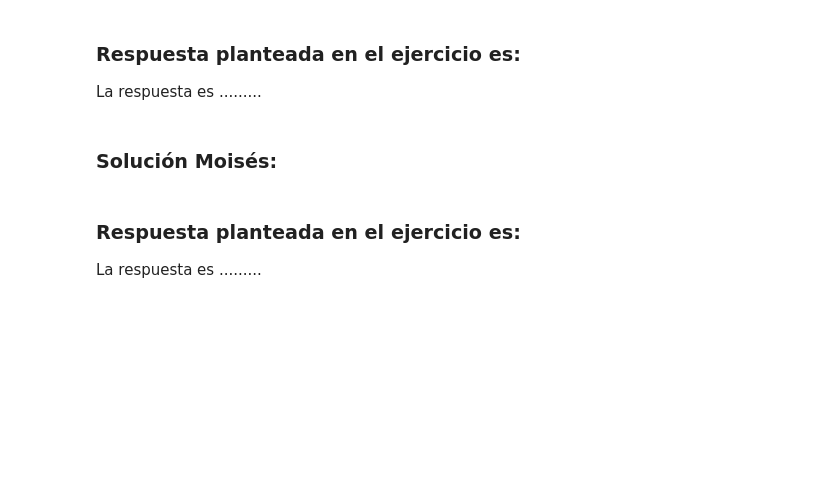
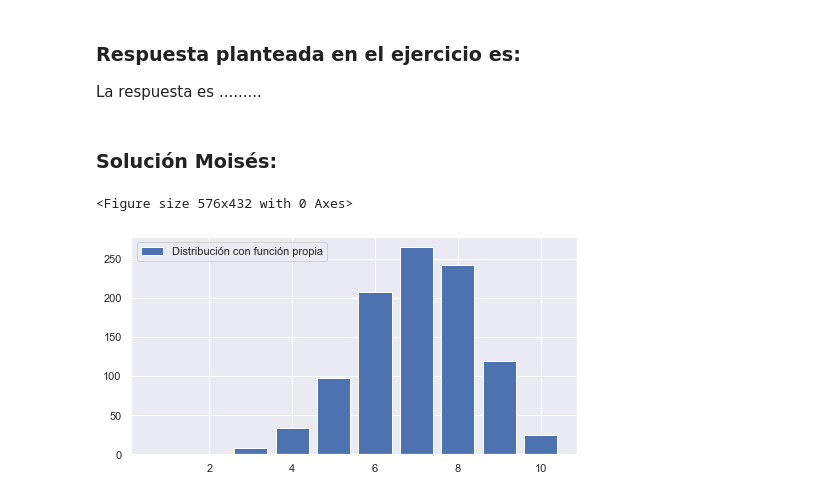
Before and after one commit to IvetteLandaverde/ProyectoConjunto5y6_ILandaverde_MFlores, a Jupyter notebook: Tarea5_ILandaverde_MFlores.ipynb, the cells around one changed output. Cells and saved outputs as stored; diff of their text form; code cells hidden in the pictures; blank space fills up the shorter version.

Commit message:
Ejercicios Moisés
Anexo mis ejercicios de tarea 5. Salu2

```diff
--- a/Tarea5_ILandaverde_MFlores.ipynb
+++ b/Tarea5_ILandaverde_MFlores.ipynb
@@ -89,3 +128,38 @@
-# %% [markdown]
-### Respuesta planteada en el ejercicio es:
- La respuesta es .........
+# %%
+###Se hace una función de distribución acumulada
+def d_binomial(n:"Parámetro n",p:"Parametro p"):
+    "Está función genera la distribución binomial acumulada"
+    vector = np.zeros(n) ###Se generá un vector de n zeros
+    vector[0] = (1-p)**n ###Se llena la posición cero
+    def llenar_vector(i):
+        nonlocal vector
+        vector[i+1] = ((n-i)/(i+1))*((p)/(1-p))*vector[i]  ###Fórmula del factorial para llenar el vector
+
+    [llenar_vector(i) for i in range(n-1)] ###Compresión de listas para llenar el vector
+    return np.cumsum(vector)### Se regresa el acumulado al ser función de distribución acumulada
+# %%
+###Se usa la función vista en clase para generar la distribución discreta
+def Gen_distr_discreta(p_acum: 'P.Acumulada de la distribución a generar',
+                       N: 'cantidad de números aleatorios a generar'):
+    "Genera una distribución discreta a partir de una distribución acumulada"
+    U =np.random.rand(N)
+    v = [sum([1 for p in p_acum if p < ui ])  for ui in U]
+    return v
+###Se utiliza la formula vista en clase para plotear la distribución discreta generada
+def plot_histogram_discrete(distribucion:'distribución a graficar histograma',
+                            label:'label del legend'):
+    plt.figure(figsize=[8,4])
+    y,x = np.histogram(distribucion,bins = len(set(distribucion)))
+    plt.bar(list(set(distribucion)),y,label=label)
+    plt.legend()
+    plt.show()
+# %%
+n,p = 10 ,0.7###Declaramos los parametros n y p
+p_acum = d_binomial(n,p) ###Se guarda en una variable la distribución aucmulada
+N = 1000 ###El número de valores aleatorios a generar dentro de nuestra distribución discreta
+distribucion = Gen_distr_discreta(p_acum,N) ###Se guarda la distribución discreta generada en una variable
+plt.figure(figsize=[8,6])
+plot_histogram_discrete(distribucion,"Distribución con función propia")###Ploteamos
+# %% [output]
+<Figure size 576x432 with 0 Axes>
+[figure, added]
```
Also changed, not shown: parts of 11 cells of this notebook.
